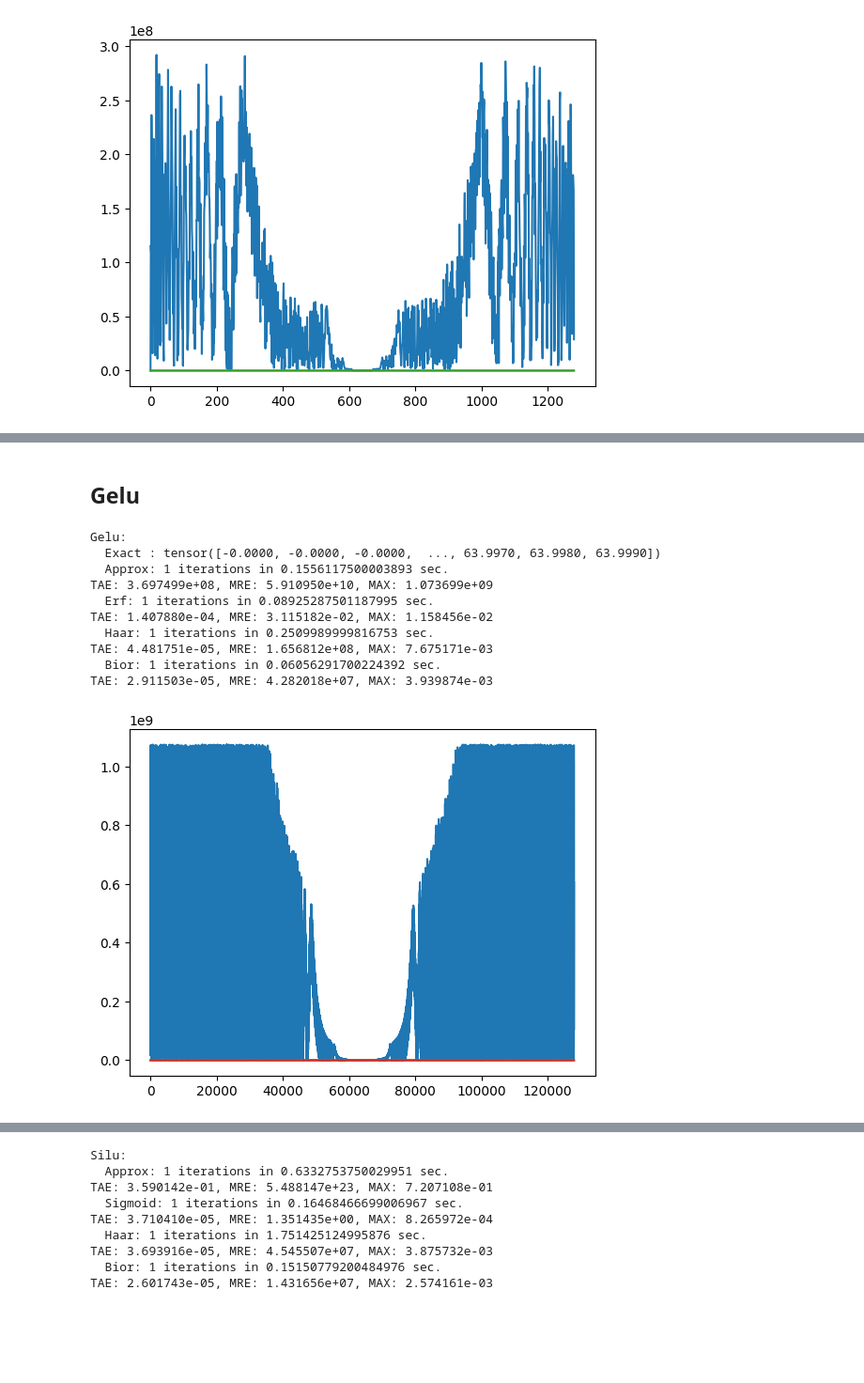
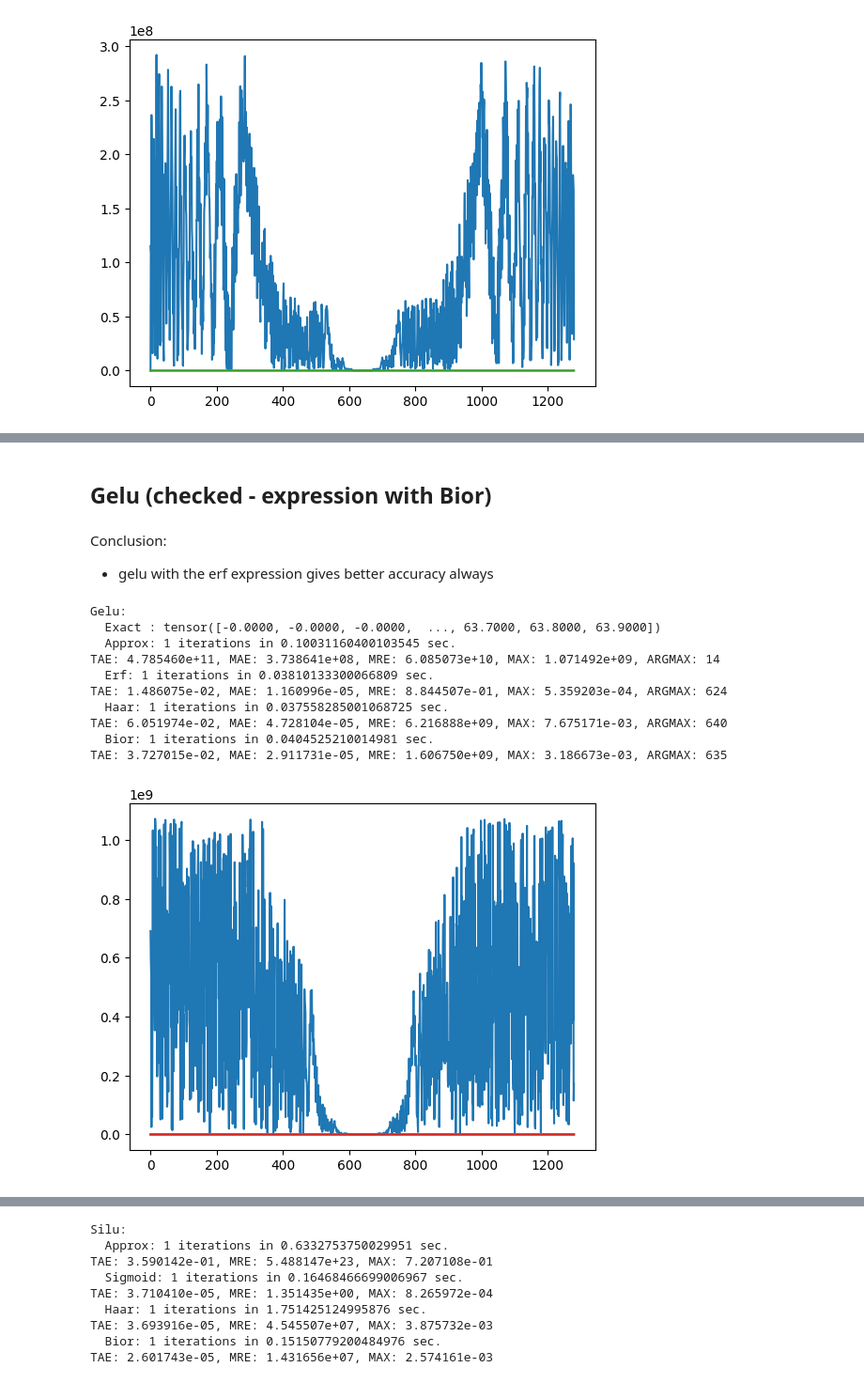
Before and after one commit to jimouris/curl, a Jupyter notebook: tutorials/Tutorial_0_Function_Approximations.ipynb, the cells around one changed output, grey strips where cells are left out. Shown at 94% size. Cells and saved outputs as stored; diff of their text form; code cells hidden in the pictures; blank space fills up the shorter version.

Commit message:
feat: add average absolute error to benchmarks. Updated domains and default config file.

```diff
--- a/tutorials/Tutorial_0_Function_Approximations.ipynb
+++ b/tutorials/Tutorial_0_Function_Approximations.ipynb
@@ -327,5 +352,5 @@ Checked
 # %%
-x = torch.arange(0.001, 16, 0.001)
+x = torch.arange(0.01, 64, 0.01)
 x_enc = crypten.cryptensor(x)
 
 print("\nLogarithm (LUT faster):")
@@ -503,0 +701,27 @@ TAE: 6.281005e-02, MRE: 9.881573e-03, MAX: 1.097883e+02
+# %%
+x = torch.arange(0.1, 64, 0.1)
+x_enc = crypten.cryptensor(x)
+print("\nLogarithm (LUT faster):")
+# print("  x :", x) if rank == 0 else None
+# print("  Exact :", x.sin()) if rank == 0 else None
+with cfg.temp_override({"functions.trigonometry_method": 'NR'}):
+    start1 = timeit.default_timer()
+    for _ in range(num_iters):
+        z_enc = x_enc.sin()  # Private
+    # crypten.print("Out NR tensor: ", z_enc.get_plain_text())
+    print("  Approx:", num_iters, "iterations in",  timeit.default_timer() - start1, "sec.:", z_enc.get_plain_text()[:print_terms])
+    print_diff(x.sin(), z_enc)
+with cfg.temp_override({"functions.trigonometry_method": 'haar'}):
+    start1 = timeit.default_timer()
+    for _ in range(num_iters):
+        z_enc = x_enc.sin()  # Private
+    # crypten.print("Out haar tensor: ", z_enc.get_plain_text())
+    print("  Haar  :", num_iters, "iterations in",  timeit.default_timer() - start1, "sec.:", z_enc.get_plain_text()[:print_terms])
+    print_diff(x.sin(), z_enc)
+with cfg.temp_override({"functions.trigonometry_method": 'bior'}):
+    start1 = timeit.default_timer()
+    for _ in range(num_iters):
+        z_enc = x_enc.sin()  # Private
+    # crypten.print("Out bior tensor: ", z_enc.get_plain_text())
+    print("  Bior  :", num_iters, "iterations in",  timeit.default_timer() - start1, "sec.:", z_enc.get_plain_text()[:print_terms])
+    print_diff(x.sin(), z_enc)
@@ -859,47 +1137,53 @@ TAE: 5.322316e-02, MRE: 5.947368e+06, MAX: 6.532520e-03, ARGMAX: 643TAE: 5.32231
 # %% [markdown]
-## Gelu
+## Gelu (checked - expression with Bior)
+# %% [markdown]
+Conclusion:
+- gelu with the erf expression gives better accuracy always
 # %%
 # x = torch.arange(start=1.01, end=10, step=0.01)
 # x_enc = crypten.cryptensor(x)
+
+x = torch.arange(-64, 64, 0.1)
+x_enc = crypten.cryptensor(x)
 
 gelu = x * (1 + (x / torch.sqrt(torch.tensor(2))).erf()) / 2
 relu = x * (x > 0)
 
 print("\nGelu:")
 print("  Exact :", gelu)
 with cfg.temp_override({"functions.gelu_method": 'erf', "functions.erf_method": 'Taylor'}):
     start1 = timeit.default_timer()
     for _ in range(num_iters):
         z_enc = x_enc.gelu()  # Private
     print_app("Approx", timeit.default_timer(), start1)
     print_diff(gelu, z_enc)
 with cfg.temp_override({"functions.gelu_method": 'erf', "functions.erf_method": 'bior'}):
     start1 = timeit.default_timer()
     for _ in range(num_iters):
         z_enc = x_enc.gelu()  # Private
     print_app("Erf", timeit.default_timer(), start1)
     print_diff(gelu, z_enc)
 with cfg.temp_override({"functions.gelu_method": 'haar'}):
     start1 = timeit.default_timer()
     for _ in range(num_iters):
         z_enc = x_enc.gelu()  # Private
     print_app("Haar", timeit.default_timer(), start1)
     print_diff(gelu, z_enc)
 with cfg.temp_override({"functions.gelu_method": 'bior'}):
     start1 = timeit.default_timer()
     for _ in range(num_iters):
         z_enc = x_enc.gelu()  # Private
     print_app("Bior", timeit.default_timer(), start1)
     print_diff(gelu, z_enc)
 # %% [output]
 Gelu:
-  Exact : tensor([-0.0000, -0.0000, -0.0000,  ..., 63.9970, 63.9980, 63.9990])
-  Approx: 1 iterations in 0.1556117500003893 sec.
-TAE: 3.697499e+08, MRE: 5.910950e+10, MAX: 1.073699e+09
-  Erf: 1 iterations in 0.08925287501187995 sec.
-TAE: 1.407880e-04, MRE: 3.115182e-02, MAX: 1.158456e-02
-  Haar: 1 iterations in 0.2509989999816753 sec.
-TAE: 4.481751e-05, MRE: 1.656812e+08, MAX: 7.675171e-03
-  Bior: 1 iterations in 0.06056291700224392 sec.
-TAE: 2.911503e-05, MRE: 4.282018e+07, MAX: 3.939874e-03
+  Exact : tensor([-0.0000, -0.0000, -0.0000,  ..., 63.7000, 63.8000, 63.9000])
+  Approx: 1 iterations in 0.10031160400103545 sec.
+TAE: 4.785460e+11, MAE: 3.738641e+08, MRE: 6.085073e+10, MAX: 1.071492e+09, ARGMAX: 14
+  Erf: 1 iterations in 0.03810133300066809 sec.
+TAE: 1.486075e-02, MAE: 1.160996e-05, MRE: 8.844507e-01, MAX: 5.359203e-04, ARGMAX: 624
+  Haar: 1 iterations in 0.037558285001068725 sec.
+TAE: 6.051974e-02, MAE: 4.728104e-05, MRE: 6.216888e+09, MAX: 7.675171e-03, ARGMAX: 640
+  Bior: 1 iterations in 0.0404525210014981 sec.
+TAE: 3.727015e-02, MAE: 2.911731e-05, MRE: 1.606750e+09, MAX: 3.186673e-03, ARGMAX: 635
-[figure, old version]
+[figure, new version]
```
Also changed, not shown: parts of 52 cells of this notebook, 2 other files.
